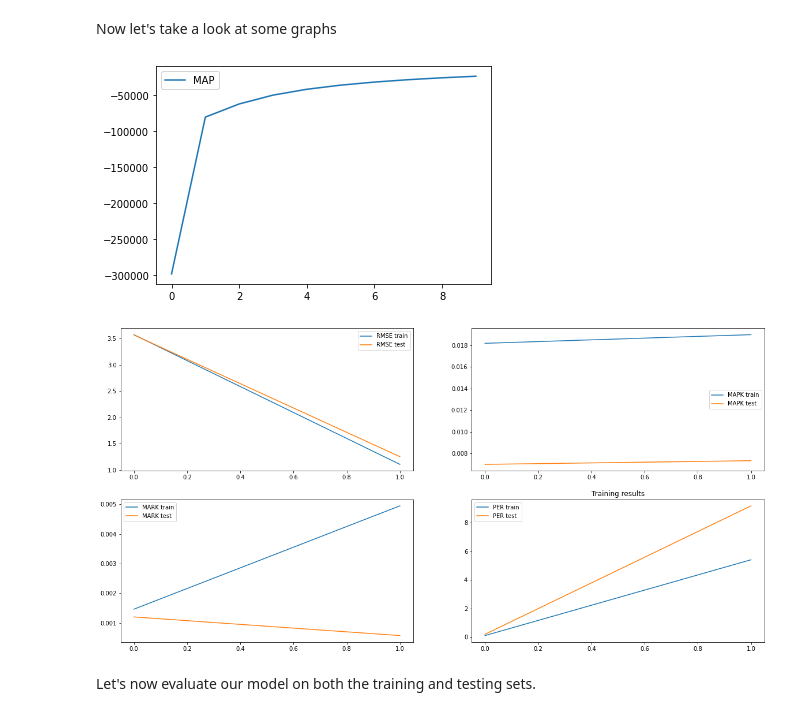
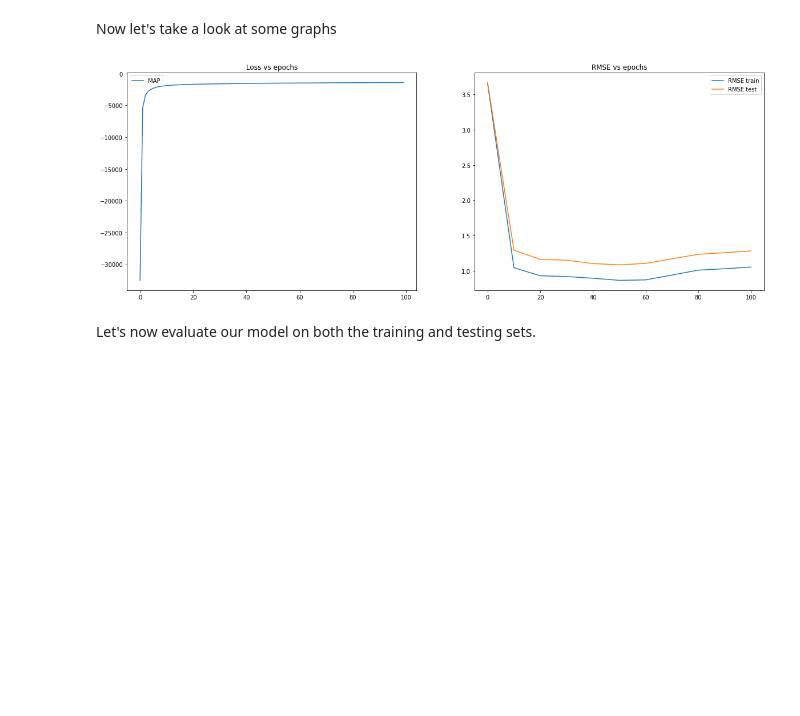
Before and after one commit to jho44/GetHuluJob, a Jupyter notebook: python_pmf.ipynb, the cells around one changed output. Cells and saved outputs as stored; diff of their text form; code cells hidden in the pictures; blank space fills up the shorter version.

```diff
--- a/python_pmf.ipynb
+++ b/python_pmf.ipynb
@@ -113,7 +66,7 @@ def get_ratings_matrix(df, train_size=0.75):
 # %% [markdown]
 Let's now call this function and retrieve all necessary parameters.
 # %%
-R, train_set, test_set, n_dims, n_users, n_movies, user_to_row, movie_to_column = get_ratings_matrix(df_join, 0.8)
+R, train_set, test_set, n_dims, n_users, n_movies, user_to_row, movie_to_column = get_ratings_matrix(df, 0.8)
 parameters = {}
 # %% [markdown]
 We will now initialise our parameters. First the $V$ matrix can be initialised randomly using the following distribution:
@@ -260,47 +280,41 @@ def update_max_min_ratings():
 # %% [markdown]
 The __train__ function implements the code necessary for training the model as well as recording the __RMSE__ values on the training and testing sets.
 # %%
+train_num_movies, train_num_users = get_helper_vals(train_set)
+test_num_movies, test_num_users = get_helper_vals(test_set)
+
+train_user_5_df, train_user_4_df = get_users_faves(train_set)
+test_user_5_df, test_user_4_df = get_users_faves(test_set)
+
+step = 10
 def train(n_epochs):
     initialize_parameters(0.3, 0.3)
     log_aps = []
     rmse_train, rmse_test = [], []
-    mapk_train, mapk_test = [], []
-    mark_train, mark_test = [], []
-    per_train, per_test = [], []
 
     update_max_min_ratings()
+
     rmse_train.append(rmse_evaluate(train_set))
     rmse_test.append(rmse_evaluate(test_set))
-    mapk_train.append(rec_evaluate(train_set, 'MAPK'))
-    mapk_test.append(rec_evaluate(test_set, 'MAPK'))
-    mark_train.append(rec_evaluate(train_set, 'MARK'))
-    mark_test.append(rec_evaluate(test_set, 'MARK'))
-    per_train.append(rec_evaluate(train_set, 'PER'))
-    per_test.append(rec_evaluate(test_set, 'PER'))
 
     for k in range(n_epochs):
         update_parameters()
         log_ap = log_a_posteriori()
         log_aps.append(log_ap)
 
-        if (k + 1) % 10 == 0:
+        if (k + 1) % step == 0:
             update_max_min_ratings()
 
             rmse_train.append(rmse_evaluate(train_set))
             rmse_test.append(rmse_evaluate(test_set))
-            mapk_train.append(rec_evaluate(train_set, 'MAPK'))
-            mapk_test.append(rec_evaluate(test_set, 'MAPK'))
-            mark_train.append(rec_evaluate(train_set, 'MARK'))
-            mark_test.append(rec_evaluate(test_set, 'MARK'))
-            per_train.append(rec_evaluate(train_set, 'PER'))
-            per_test.append(rec_evaluate(test_set, 'PER'))
+
             print('Log p a-posteriori at iteration', k + 1, ':', log_ap)
 
     update_max_min_ratings()
 
-    return log_aps, rmse_train, rmse_test, mapk_train, mapk_test, mark_train, mark_test, per_train, per_test
+    return log_aps, rmse_train, rmse_test
 # %% [markdown]
 Let's train our model!
 # %%
-log_ps, rmse_train, rmse_test, mapk_train, mapk_test, mark_train, mark_test, per_train, per_test = train(100)
+log_ps, rmse_train, rmse_test = train(100)
 # %% [output]
@@ -308,31 +331,19 @@ Log p a-posteriori at iteration 10 : -23716.97145848338
 # %% [markdown]
 Now let's take a look at some graphs
-# %%
-plt.plot(np.arange(len(log_ps)), log_ps, label='MAP')
-plt.legend()
-
-_, axes = plt.subplots(2, 2, figsize=(20, 10))
-plt.title('Training results')
-
-axes[0, 0].plot(np.arange(len(rmse_train)), rmse_train, label='RMSE train')
-axes[0, 0].plot(np.arange(len(rmse_test)), rmse_test, label='RMSE test')
-axes[0, 0].legend()
-
-axes[0, 1].plot(np.arange(len(mapk_train)), mapk_train, label='MAPK train')
-axes[0, 1].plot(np.arange(len(mapk_test)), mapk_test, label='MAPK test')
-axes[0, 1].legend()
-
-axes[1, 0].plot(np.arange(len(mark_train)), mark_train, label='MARK train')
-axes[1, 0].plot(np.arange(len(mark_test)), mark_test, label='MARK test')
-axes[1, 0].legend()
-
-axes[1, 1].plot(np.arange(len(per_train)), per_train, label='PER train')
-axes[1, 1].plot(np.arange(len(per_test)), per_test, label='PER test')
-axes[1, 1].legend()
-
-plt.show()
-# %% [output]
-[figure, removed]
-[figure, removed]
+# %%
+_, axes = plt.subplots(1, 2, figsize=(20, 7))
+axes[0].plot(np.arange(len(log_ps)), log_ps, label='MAP')
+axes[0].set_title('Loss vs epochs')
+axes[0].legend()
+
+
+axes[1].plot(np.arange(0, len(rmse_train) * step, step), rmse_train, label='RMSE train')
+axes[1].plot(np.arange(0, len(rmse_test) * step, step), rmse_test, label='RMSE test')
+axes[1].set_title('RMSE vs epochs')
+axes[1].legend()
+
+plt.show()
+# %% [output]
+[figure, added]
 # %% [markdown]
 Let's now evaluate our model on both the training and testing sets.
```
Also changed, not shown: parts of 20 cells of this notebook, 7 other files.
